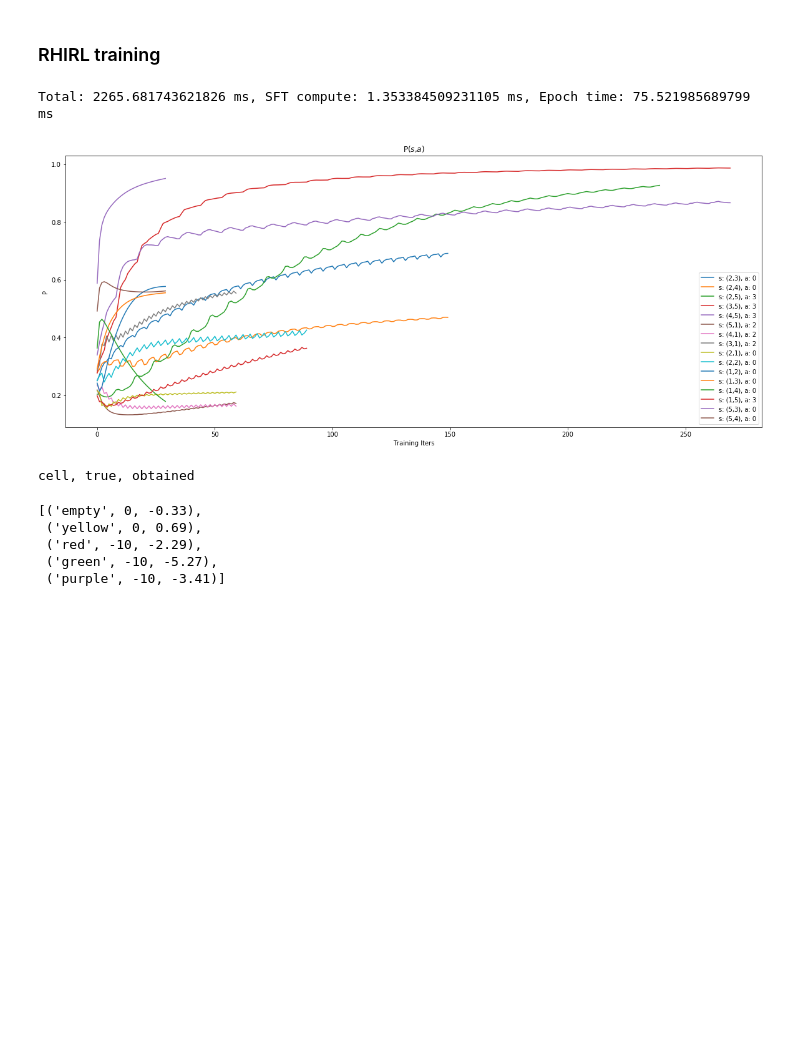
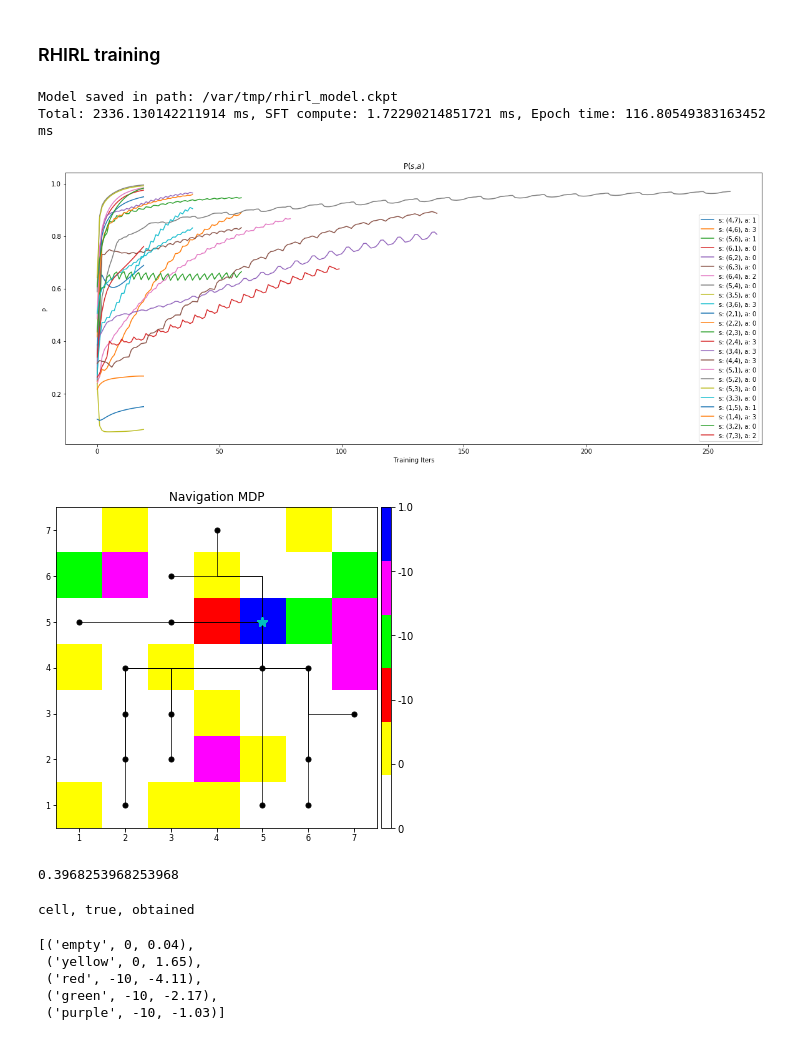
Before and after one commit to yrevar/inverse_rl, a Jupyter notebook: irl/rhirl/RHIRL_Navigation_Experiment.ipynb, the cells around one changed output. Saved outputs shown, nothing was run; the diff lists cells and outputs as text; code cells hidden in the pictures; blank space fills up the shorter version.

```diff
--- a/irl/rhirl/RHIRL_Navigation_Experiment.ipynb
+++ b/irl/rhirl/RHIRL_Navigation_Experiment.ipynb
@@ -93,9 +114,35 @@ plt.plot(p_vals), plt.title("p(s_0,a)"), plt.xlabel("iter"), plt.ylabel("P")
 # %% [markdown]
 ### RHIRL training
 # %%
-p_vals, w, time_state, time_epoch, time_total = rhirl_train(SFT, heap_size, nA, D_traj_states, D_traj_actions, g1, n_epochs=30, lr=0.01, verbose=False)
+p_vals, w, time_state, time_epoch, time_total = rhirl_train(SFT, phi_s_dim, heap_size, nA, D_traj_states,
+                                                            D_traj_actions, g1, saver, n_epochs=20, lr=0.01, verbose=False)
 print("Total: {} ms, SFT compute: {} ms, Epoch time: {} ms".format(time_total, time_state, time_epoch))
 plot_p_vals_all_states(p_vals, D_traj_states, D_traj_actions)
 # %% [output]
-Total: 2265.681743621826 ms, SFT compute: 1.353384509231105 ms, Epoch time: 75.521985689799 ms
+Model saved in path: /var/tmp/rhirl_model.ckpt
+Total: 2336.130142211914 ms, SFT compute: 1.72290214851721 ms, Epoch time: 116.80549383163452 ms
-[figure, old version]
+[figure, new version]
+# %%
+def get_in_sample_data(n, D_traj_states, D_traj_actions, repetition=False, init_only=False):
+
+    if init_only:
+        return [traj[0] for traj in D_traj_states]
+
+    if repetition is False:
+        unq_states = list(set().union(*[set(traj) for traj in D_traj_states]))
+        return [states[idx] for idx in np.random.permutation(len(unq_states))]
+    else:
+        return [D_traj_states[i][np.random.randint(len(D_traj_states[i]))] for i in np.random.randint(0, len(D_traj_states), n)]
+# %%
+rhc_behavior = {}
+rhc_traj_ss, rhc_traj_as = [], []
+for init_state in get_in_sample_data(len(D_traj_states), D_traj_states, D_traj_actions, init_only=True):
+    states, actions = RHC_rollout(nvmdp, init_state, phi, H, heap_size, w, g1)
+    for i in range(len(states)-1):
+        rhc_behavior[states[i]] = actions[i]
+    rhc_traj_ss.append(states)
+    rhc_traj_as.append(actions)
+# %%
+nvmdp.visualize_grid(trajectories=rhc_traj_ss, show_rewards_cbar=True)
+# %% [output]
+[figure, added]
@@ -102,5 +167,12 @@ Total: 2265.681743621826 ms, SFT compute: 1.353384509231105 ms, Epoch time: 75.5
+# %%
+behavior_err = compute_behavior_err(rhc_traj_ss, rhc_behavior, value_iter.policy)
+behavior_err
+# %% [output]
+0.3968253968253968
 # %%
-cell_rewards = nvmdp.compute_cell_rewards(w, phi_loc)
+cell_values = compute_cell_values(nvmdp, SFT_full, heap_size, nA, w, g1)
+cell_type_rewards = compute_cell_rewards(nvmdp, w[:5], nvmdp.feature_short_at_loc)
+cell_rewards = compute_cell_rewards(nvmdp, w, phi_loc)
 
 print("cell, true, obtained")
 list(zip(["empty", "yellow", "red", "green", "purple"],[0, 0, -10, -10, -10],
@@ -108,11 +180,11 @@ list(zip(["empty", "yellow", "red", "green", "purple"],[0, 0, -10, -10, -10],
          [round(n,2) for n in np.hstack((np.eye(len(nvmdp.cell_types)), np.zeros((5,5)))).dot(w)[:,0]]))
 # %% [output]
 cell, true, obtained
-[('empty', 0, -0.33),
- ('yellow', 0, 0.69),
- ('red', -10, -2.29),
- ('green', -10, -5.27),
- ('purple', -10, -3.41)]
+[('empty', 0, 0.04),
+ ('yellow', 0, 1.65),
+ ('red', -10, -4.11),
+ ('green', -10, -2.17),
+ ('purple', -10, -1.03)]
 # %%
 plt.figure(figsize=(20,12))
 # cmap=colors.ListedColormap(['white','yellow','red','green','purple', 'blue'])
```
Also changed, not shown: parts of 11 cells of this notebook, 1 other file.
